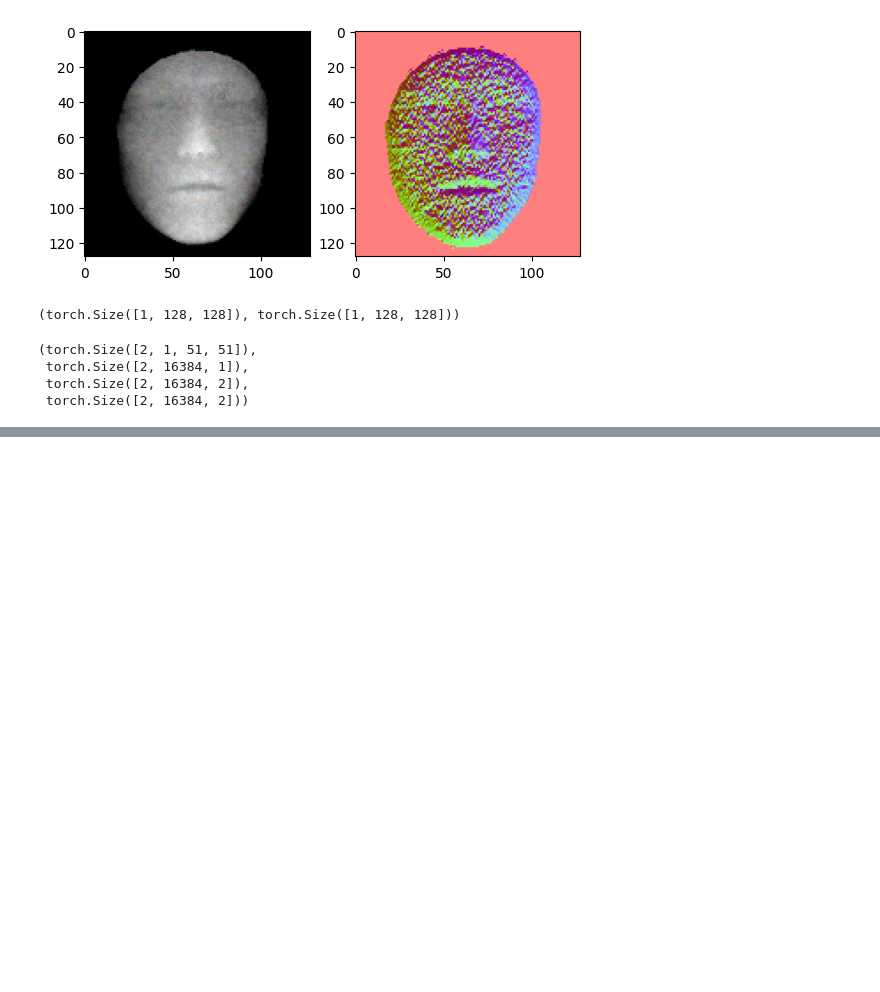
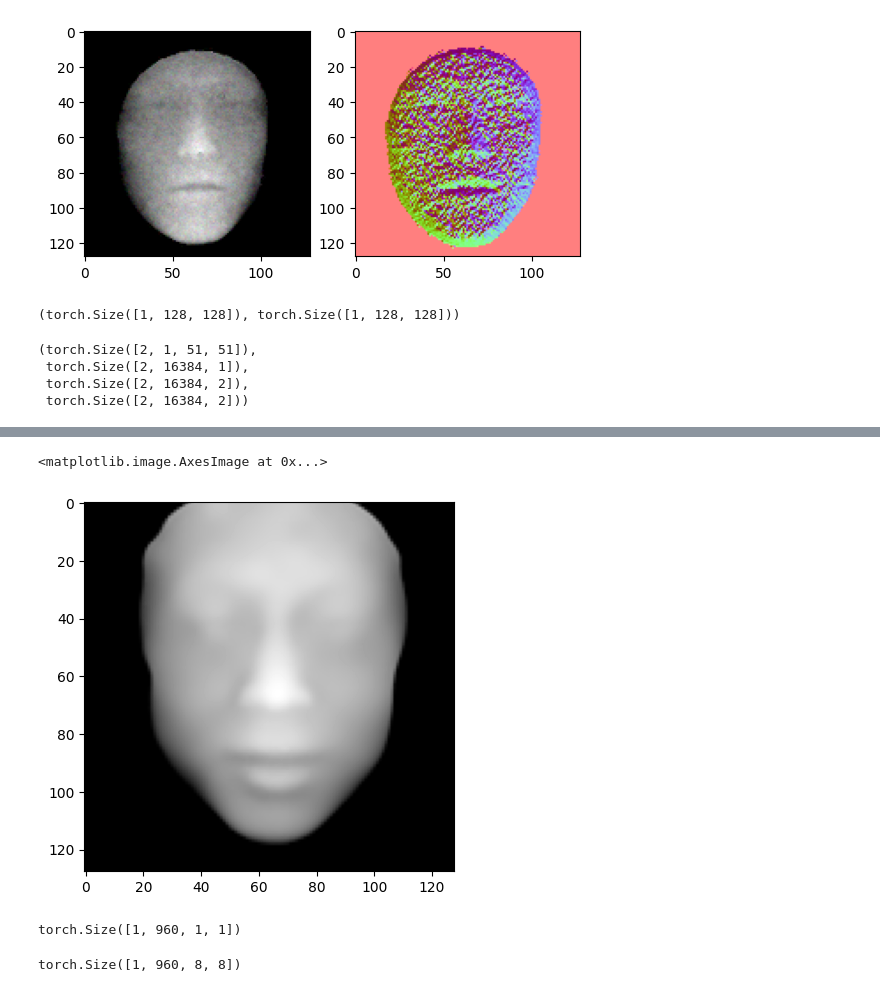
Before and after one commit to Ruizhuo-Xu/DN-SR-liif, a Jupyter notebook: debug.ipynb, the cells around one changed output, grey strips where cells are left out. Saved outputs shown, nothing was run; the diff lists cells and outputs as text; code cells hidden in the pictures; blank space fills up the shorter version.

```diff
--- a/debug.ipynb
+++ b/debug.ipynb
@@ -139,0 +174,21 @@ batch['inp'].shape, batch['gt'].shape, batch['coord'].shape, batch['cell'].shape
+# %%
+spec = {
+    'name': 'image-folder',
+    'args': {
+        'datafile': 'datafiles/lock3dface_test.txt',
+        'augment': False,
+        'repeat': 1,
+        'num2id': 'datafiles/num2id_lock3d.npy'
+    }
+}
+dataset = datasets.make(spec)
+loader = DataLoader(dataset, batch_size=1,
+    shuffle=False, num_workers=0, pin_memory=False,
+    collate_fn=utils.random_downsample(scale_min=1, scale_max=8))
+# %%
+ckp_path = './save/lock3dface_ori_SR_1_8-no-id/epoch-best.pth'
+sv_file = torch.load(ckp_path)
+SR_model = models.make(sv_file['model'], load_sd=True).cuda()
+ckp_path = '/home/rz/code/deep-denoising/save/led3d-experiment/0509-LED3D-SGD-ORI/epoch-best.pth'
+sv_file = torch.load(ckp_path)
+ID_model = models.make(sv_file['model'], load_sd=True).cuda()
@@ -139,0 +218,15 @@ batch['inp'].shape, batch['gt'].shape, batch['coord'].shape, batch['cell'].shape
+# %%
+id_loss_fn = utils.CosineSimilarityLoss()
+for batch in loader:
+    for k, v in batch.items():
+        batch[k] = v.cuda()
+    inp = batch['inp']
+    pred = SR_model(inp, batch['coord'], batch['cell'])
+    gt = batch['gt']
+    bs, n_coords, channels = gt.shape
+    side = int(math.sqrt(n_coords))
+    pred = pred.view(bs, side, side, channels).permute(0, 3, 1, 2)
+    gt = gt.view(bs, side, side, channels).permute(0, 3, 1, 2)
+    id_loss = utils.calc_id_loss(pred, gt, ID_model, id_loss_fn)
+    id_loss.backward()
+    break
@@ -139,0 +242,18 @@ batch['inp'].shape, batch['gt'].shape, batch['coord'].shape, batch['cell'].shape
+# %%
+pred_img = pred.cpu().detach().numpy().squeeze()
+# %%
+plt.imshow(pred_img, cmap='gray')
+# %% [output]
+<matplotlib.image.AxesImage at 0x...>
+[figure, added]
+# %%
+pooled_gradients = torch.mean(gradients[0], dim=[2, 3])
+pooled_gradients = pooled_gradients.unsqueeze(2).unsqueeze(3)
+pooled_gradients.shape
+# %% [output]
+torch.Size([1, 960, 1, 1])
+# %%
+weighted_act = activations * pooled_gradients
+weighted_act.shape
+# %% [output]
+torch.Size([1, 960, 8, 8])
```
Also changed, not shown: parts of 11 cells of this notebook, 54 other files.
